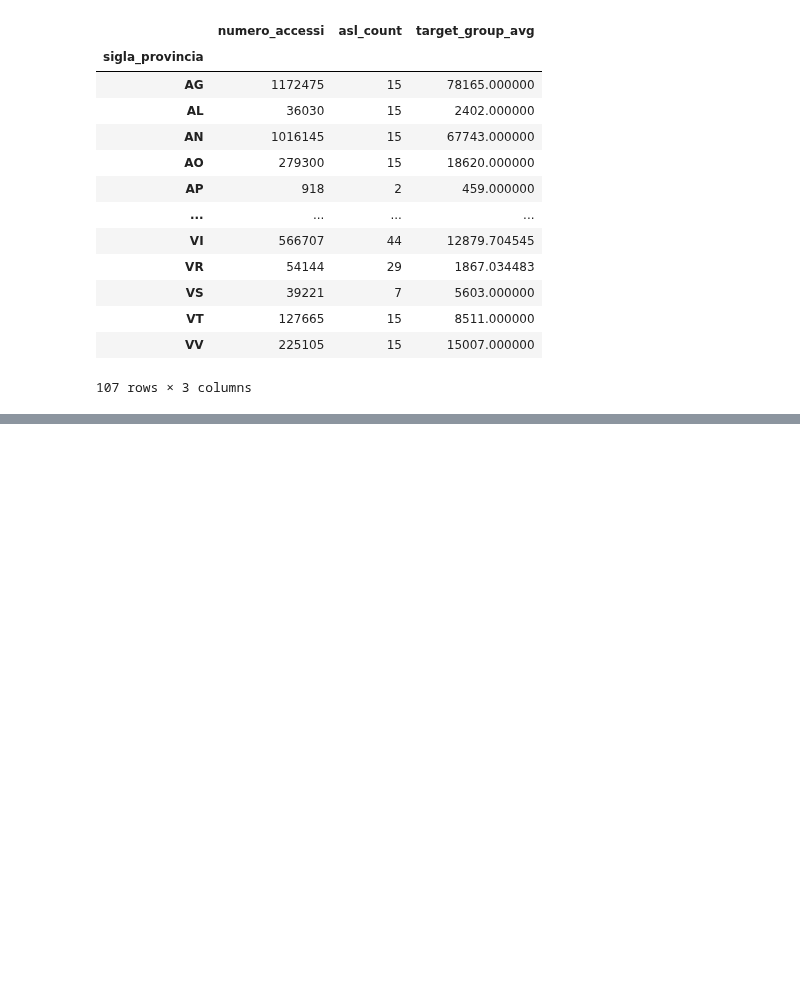
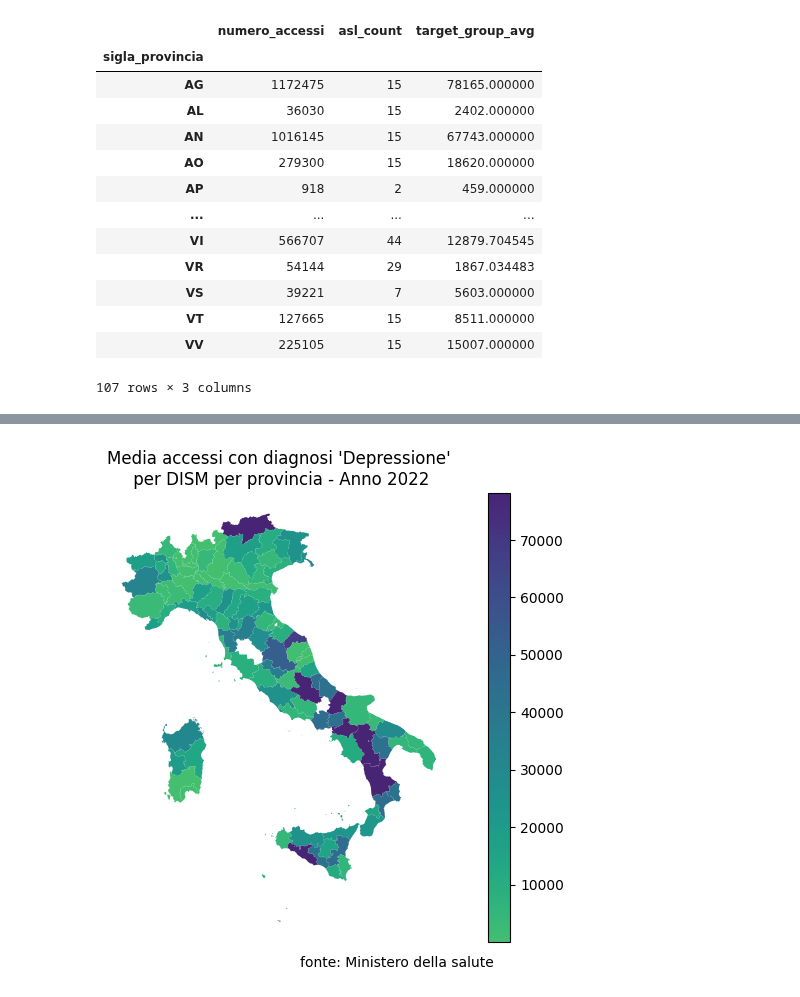
Before and after one commit to armandoschianodicola/italy-stats, a Jupyter notebook: 9/main.ipynb, the cells around one changed output, grey strips where cells are left out. Saved outputs shown, nothing was run; the diff lists cells and outputs as text; code cells hidden in the pictures; blank space fills up the shorter version.

```diff
--- a/9/main.ipynb
+++ b/9/main.ipynb
@@ -216,0 +244,20 @@ df.plot(
+# %%
+plot_title = "Media accessi con diagnosi '{}'\n per DISM per provincia - Anno {}".format(
+    TARGET_GROUP_TEXT,
+    YEAR
+)
+# %%
+df_plot = df.plot(
+    column="target_group_avg",
+    legend=True,
+    cmap=CMAP
+);
+plt.title(plot_title)
+df_plot.set_axis_off()
+plt.annotate('fonte: Ministero della salute', (0,0), (140, -10), xycoords='axes fraction', textcoords='offset points', va='top')
+fig_plots.append({
+    "df": df_plot,
+    "name": plot_title
+})
+# %% [output]
+[figure, added]
```
Also changed, not shown: parts of 14 cells of this notebook, 3 other files.
